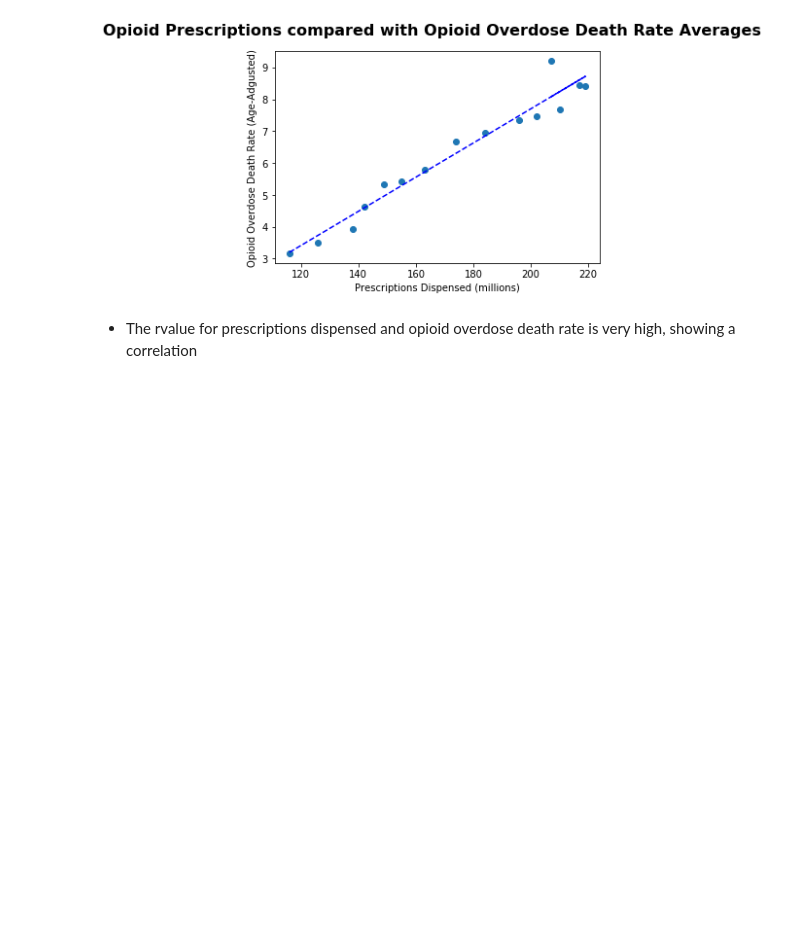
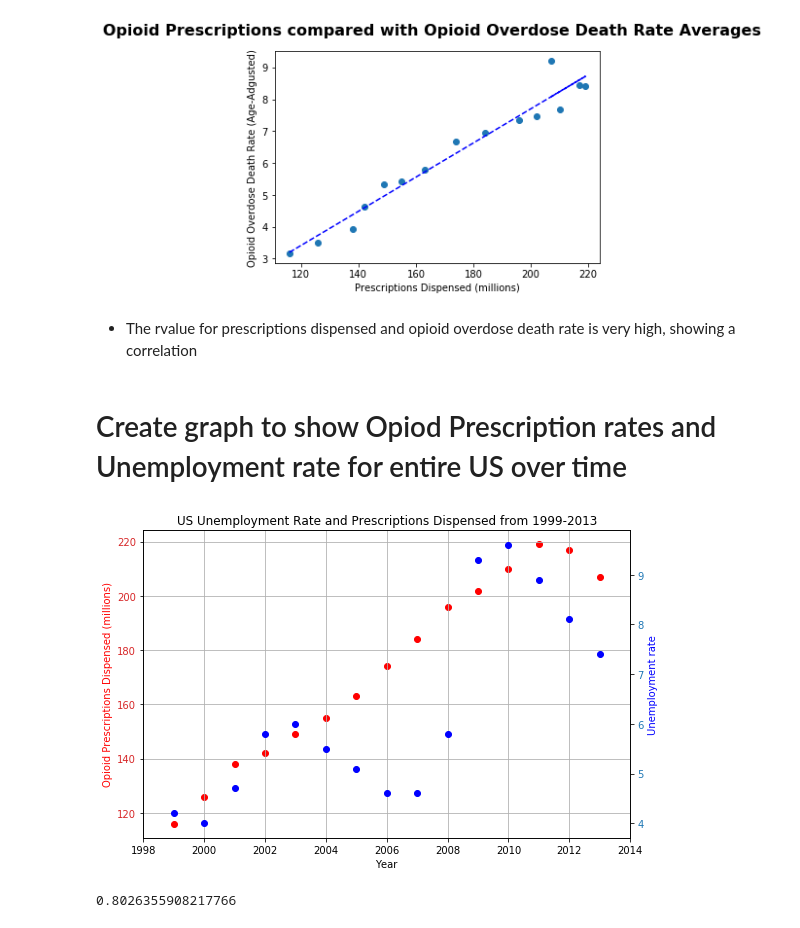
Before and after one commit to Emma-Pang/team_efx_dataproject, a Jupyter notebook: prescription_data/prescriptions_entire_us.ipynb, the cells around one changed output. Saved outputs shown, nothing was run; the diff lists cells and outputs as text; code cells hidden in the pictures; blank space fills up the shorter version.

```diff
--- a/prescription_data/prescriptions_entire_us.ipynb
+++ b/prescription_data/prescriptions_entire_us.ipynb
@@ -4,7 +4,9 @@ import matplotlib.pyplot as plt
 import pandas as pd
 from scipy import stats
 import numpy as np
+from numpy import cov
 from scipy.stats import linregress
+from scipy.stats import pearsonr
 
 # Hide warning messages in notebook
 import warnings
@@ -13,10 +15,12 @@ warnings.filterwarnings('ignore')
 # File to Load
 overdose_death_rates = "Resources/overdose_death_rates.csv"
 prescription_rates = "Resources/opioid_total_us_years.csv"
+unemployment_rates = "Resources/unemployment_total_us.csv"
 
 # read as df
 overdose_df = pd.read_csv(overdose_death_rates,sep = ";")
 prescription_df = pd.read_csv(prescription_rates)
+unemployment_df = pd.read_csv(unemployment_rates)
 # %% [markdown]
 # Read and clean overdose data
 # %%
@@ -76,0 +72,6 @@ prescription_df
+# %%
+unemployment_df=unemployment_df.rename(columns={"Unnamed: 0": "Year"})
+#unemployment_df['Year'].round(decimals=0)
+unemployment_df=unemployment_df.dropna()
+unemployment_df['Year']=unemployment_df['Year'].astype('int32')
+unemployment_df.head()
@@ -121,3 +129,8 @@ graph_data
 | 12 | 2011 | 14.394000 | 8.410000 | 219.0 |
 | 13 | 2012 | 14.052941 | 8.442000 | 217.0 |
 | 14 | 2013 | 14.870588 | 9.200000 | 207.0 |
+# %%
+graph_data_unemployment=prescription_df.set_index('Year').join(unemployment_df.set_index('Year'))
+graph_data_unemployment=graph_data_unemployment.reset_index()
+graph_data_unemployment=graph_data_unemployment.dropna()
+graph_data_unemployment
@@ -180,3 +216,38 @@ plt.show()
 [figure]
 # %% [markdown]
  - The rvalue for prescriptions dispensed and opioid overdose death rate is very high, showing a correlation
+# %% [markdown]
+# Create graph to show Opiod Prescription rates and Unemployment rate for entire US over time
+# %%
+#twin scatter plots for timeseries
+fig, ax1 = plt.subplots(figsize=(8,5))
+
+color = 'tab:red'
+ax1.set_xlabel('Year')
+ax1.set_xlim([1998, 2014])
+ax1.set_ylabel('Opioid Prescriptions Dispensed (millions)', color='red')
+ax1.scatter(graph_data_unemployment['Year'], graph_data_unemployment['Prescriptions Dispensed (millions)'], color='red')
+ax1.tick_params(axis='y', labelcolor=color)
+
+ax2 = ax1.twinx()  # instantiate a second axes that shares the same x-axis
+
+color = 'tab:blue'
+ax2.set_ylabel('Unemployment rate', color='blue')
+ax2.scatter(graph_data_unemployment['Year'], graph_data_unemployment['Unemployment rate'], color='blue')
+ax2.tick_params(axis='y', labelcolor=color)
+ax1.grid(axis='y')
+ax1.grid(axis='x')
+
+fig.tight_layout()
+plt.title("US Unemployment Rate and Prescriptions Dispensed from 1999-2013")
+plt.show()
+# %% [output]
+[figure, added]
+# %%
+# Set lines for linnear regression
+(slope2, intercept2, rvalue2, pvalue2, stderr2) = linregress(graph_data['Prescriptions Dispensed (millions)'],
+                                         graph_data_unemployment['Unemployment rate'])
+fit2 = slope2 * graph_data['Prescriptions Dispensed (millions)'] + intercept
+rvalue
+# %% [output]
+0.8026355908217766
```
Also changed, not shown: parts of 11 cells of this notebook, 4 other files.
